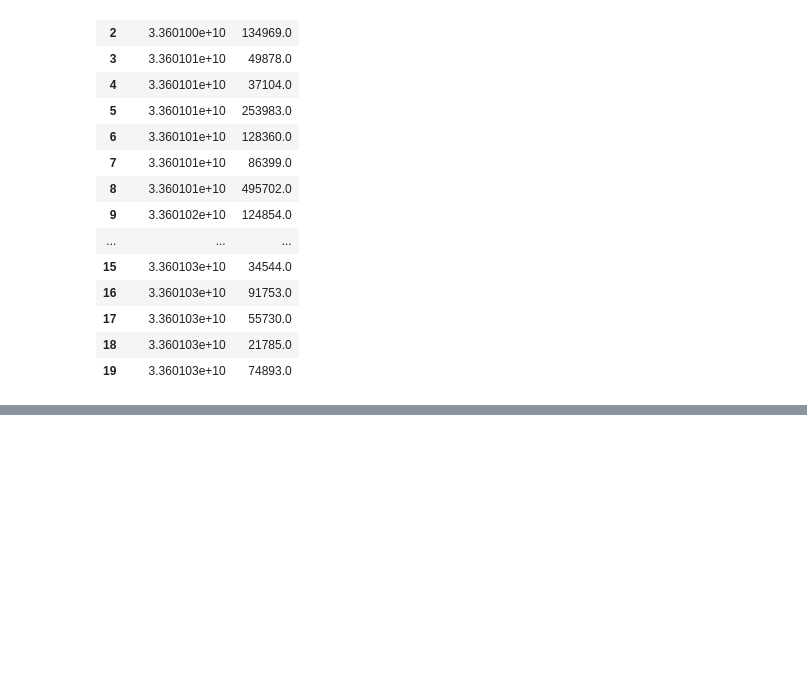
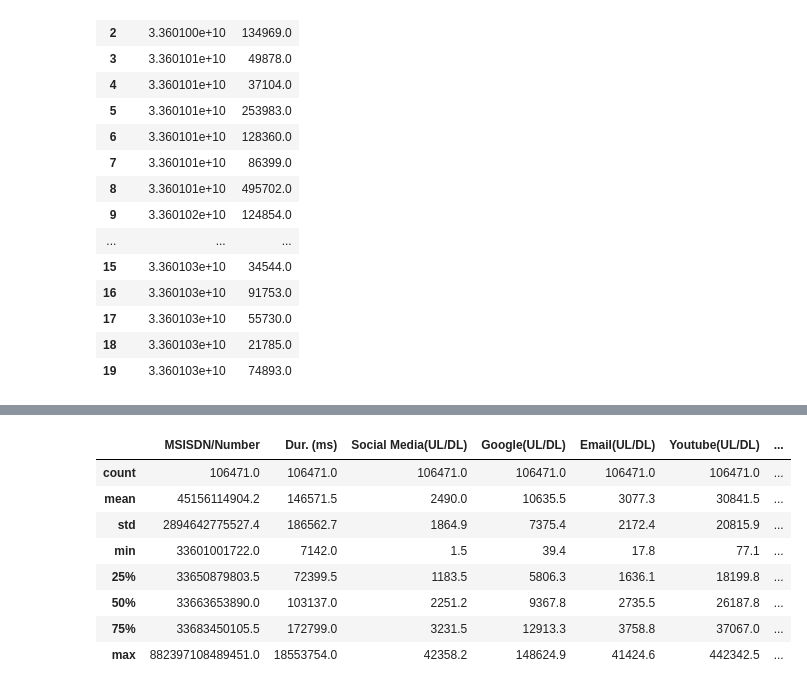
Before and after one commit to nahomHmichael/Telecom-User-Analytics, a Jupyter notebook: notebooks/user_overview_analysis.ipynb, the cells around one changed output, grey strips where cells are left out. Cells and saved outputs as stored; diff of their text form; code cells hidden in the pictures; blank space fills up the shorter version.

```diff
--- a/notebooks/user_overview_analysis.ipynb
+++ b/notebooks/user_overview_analysis.ipynb
@@ -563,0 +602,12 @@ The Total Data Volume For Each Application
+# %%
+univariate_analysis.describe()
+# %% [output]
+|  | MSISDN/Number | Dur. (ms) | Social Media(UL/DL) | Google(UL/DL) | Email(UL/DL) | Youtube(UL/DL) | ... |
+| count | 106471.0 | 106471.0 | 106471.0 | 106471.0 | 106471.0 | 106471.0 | ... |
+| mean | 45156114904.2 | 146571.5 | 2490.0 | 10635.5 | 3077.3 | 30841.5 | ... |
+| std | 2894642775527.4 | 186562.7 | 1864.9 | 7375.4 | 2172.4 | 20815.9 | ... |
+| min | 33601001722.0 | 7142.0 | 1.5 | 39.4 | 17.8 | 77.1 | ... |
+| 25% | 33650879803.5 | 72399.5 | 1183.5 | 5806.3 | 1636.1 | 18199.8 | ... |
+| 50% | 33663653890.0 | 103137.0 | 2251.2 | 9367.8 | 2735.5 | 26187.8 | ... |
+| 75% | 33683450105.5 | 172799.0 | 3231.5 | 12913.3 | 3758.8 | 37067.0 | ... |
+| max | 882397108489451.0 | 18553754.0 | 42358.2 | 148624.9 | 41424.6 | 442342.5 | ... |
```
Also changed, not shown: parts of 8 cells of this notebook.
